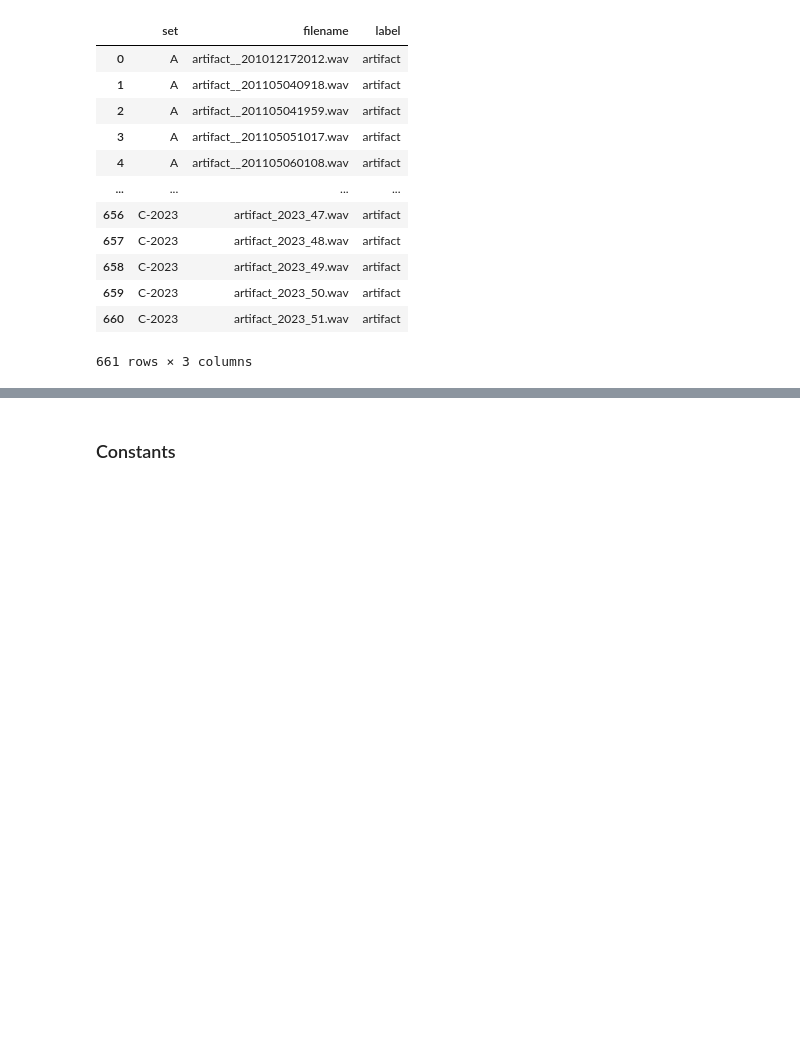
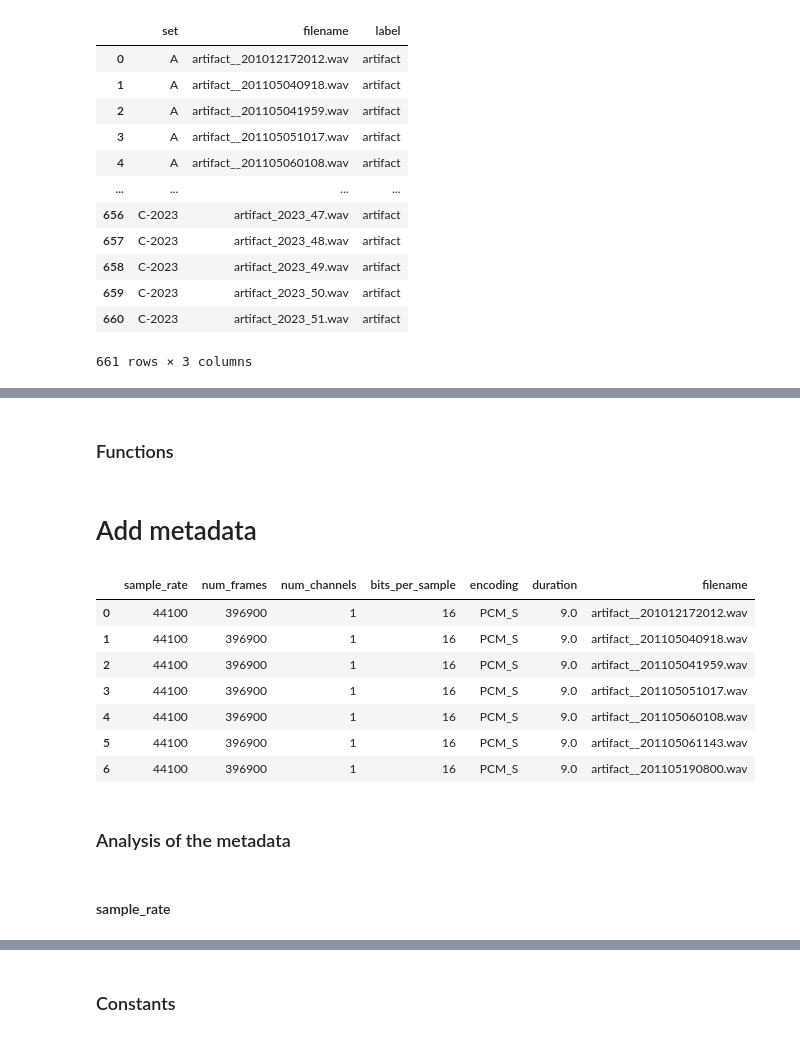
Before and after one commit to Cardionix/Cardionix, a Jupyter notebook: notebooks/preprocessing.ipynb, the cells around one changed output, grey strips where cells are left out. Drawn from its saved outputs; the diff is of its cells as text; code cells hidden in the pictures; blank space fills up the shorter version.

```diff
--- a/notebooks/preprocessing.ipynb
+++ b/notebooks/preprocessing.ipynb
@@ -90,7 +90,7 @@ def annotate_batch(df: pd.DataFrame, data_dir: str | Path):
 # %% [markdown]
 ### Reading
 # %%
-labels_df = pd.read_csv(LABELS, index_col="Unnamed: 0")
+labels_df = pd.read_csv(LABELS)
 labels_df.head()
 # %% [output]
 |  | set | filename | label |
@@ -121,0 +141,2 @@ labels_df
+# %% [markdown]
+### Functions
@@ -121,0 +178,2 @@ labels_df
+# %% [markdown]
+# Add metadata
@@ -121,0 +182,16 @@ labels_df
+# %%
+metadata = pd.DataFrame(metadata)
+metadata.head(7)
+# %% [output]
+|  | sample_rate | num_frames | num_channels | bits_per_sample | encoding | duration | filename |
+| 0 | 44100 | 396900 | 1 | 16 | PCM_S | 9.0 | artifact__201012172012.wav |
+| 1 | 44100 | 396900 | 1 | 16 | PCM_S | 9.0 | artifact__201105040918.wav |
+| 2 | 44100 | 396900 | 1 | 16 | PCM_S | 9.0 | artifact__201105041959.wav |
+| 3 | 44100 | 396900 | 1 | 16 | PCM_S | 9.0 | artifact__201105051017.wav |
+| 4 | 44100 | 396900 | 1 | 16 | PCM_S | 9.0 | artifact__201105060108.wav |
+| 5 | 44100 | 396900 | 1 | 16 | PCM_S | 9.0 | artifact__201105061143.wav |
+| 6 | 44100 | 396900 | 1 | 16 | PCM_S | 9.0 | artifact__201105190800.wav |
+# %% [markdown]
+### Analysis of the metadata
+# %% [markdown]
+#### sample_rate
```
Also changed, not shown: parts of 21 cells of this notebook.
